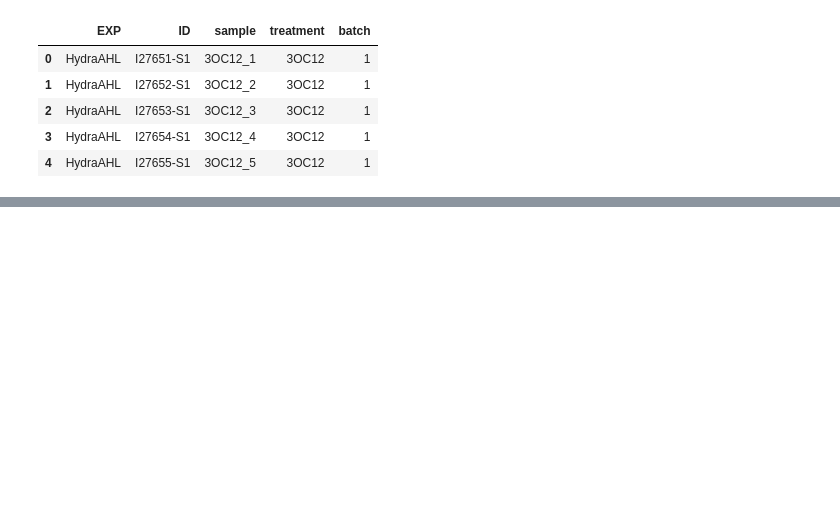
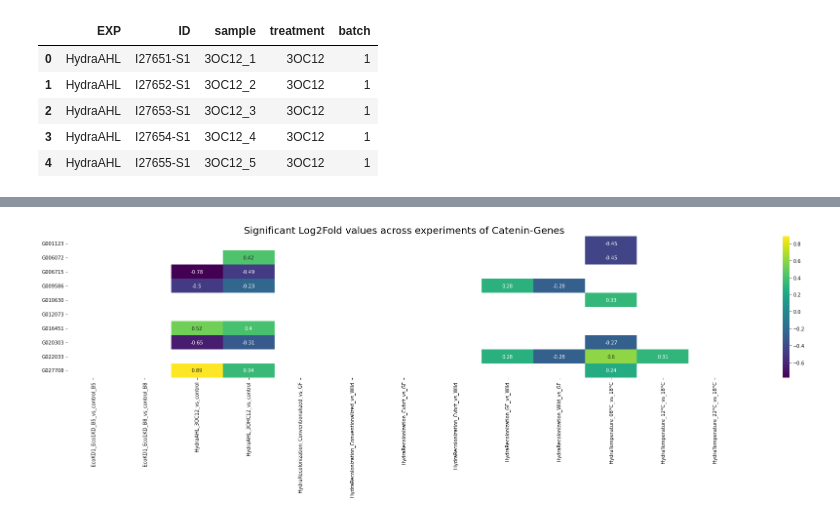
Before and after one commit to Kanomble/hydra_clustering, a Jupyter notebook: scripts/differential_expression_across_experiments.ipynb, the cells around one changed output, grey strips where cells are left out. Cells and saved outputs as stored; diff of their text form; code cells hidden in the pictures; blank space fills up the shorter version.

```diff
--- a/scripts/differential_expression_across_experiments.ipynb
+++ b/scripts/differential_expression_across_experiments.ipynb
@@ -65,6 +68,16 @@ wnt_genes_portal = ["HVAEP1_T001980", "HVAEP1_T001985", "HVAEP1_T003934", "HVAEP
 
 frizzled_genes_portal = ["HVAEP1_T003380","HVAEP1_T003966","HVAEP1_T005729", "HVAEP1_T009158", "HVAEP1_T011153",
                   "HVAEP1_T011318", "HVAEP1_T024230", "HVAEP1_T024233"]
+
+beta_catenin_genes_portal = ["HVAEP1_T001123","HVAEP1_T006072","HVAEP1_T006715","HVAEP1_T009586",
+                             "HVAEP1_T010630","HVAEP1_T012073","HVAEP1_T016451","HVAEP1_T020303",
+                             "HVAEP1_T022033","HVAEP1_T027708"]
+
+lectin_genes_portal = ["HVAEP1_T018169","HVAEP1_T020564", "HVAEP1_T011832","HVAEP1_T000027","HVAEP1_T016707",
+"HVAEP1_T024231","HVAEP1_T024232","HVAEP1_T004003","HVAEP1_T018345","HVAEP1_T013788",
+"HVAEP1_T027285","HVAEP1_T015928","HVAEP1_T022360","HVAEP1_T010302","HVAEP1_T017444",
+"HVAEP1_T023780","HVAEP1_T018750","HVAEP1_T018751","HVAEP1_T018763", "HVAEP1_T018783"]
+
 wnt_genes = []
 for wnt in wnt_genes_portal:
     wnt = wnt.split("_")[1].replace("T","G")
@@ -74,3 +87,13 @@ frizzled_genes = []
 for frizzle in frizzled_genes_portal:
     frizzle = frizzle.split("_")[1].replace("T","G")
     frizzled_genes.append(frizzle)
+
+catenin_genes = []
+for catenin in beta_catenin_genes_portal:
+    catenin = catenin.split("_")[1].replace("T","G")
+    catenin_genes.append(catenin)
+
+lectin_genes = []
+for lectin in lectin_genes_portal:
+    lectin = lectin.split("_")[1].replace("T","G")
+    lectin_genes.append(lectin)
@@ -122,0 +140,10 @@ annotation_genes_to_wnt.head()
+# %%
+plt.figure(figsize=(25, 8))
+custom_y_labels = catenin_genes
+mask_matrix = catenin_genes_to_pval.iloc[:,1:] >= 0.05  # Example mask matrix
+sns.heatmap(catenin_genes_to_exp.iloc[:,1:], annot=True, cmap="viridis", mask=mask_matrix, yticklabels=custom_y_labels)
+plt.title('Significant Log2Fold values across experiments of Catenin-Genes', fontsize=20)
+plt.tight_layout()
+plt.savefig("../results/figures/genes_tpm_heatmaps/catenin_log2_heatmap.jpg")
+# %% [output]
+[figure, added]
```
Also changed, not shown: parts of 18 cells of this notebook.
